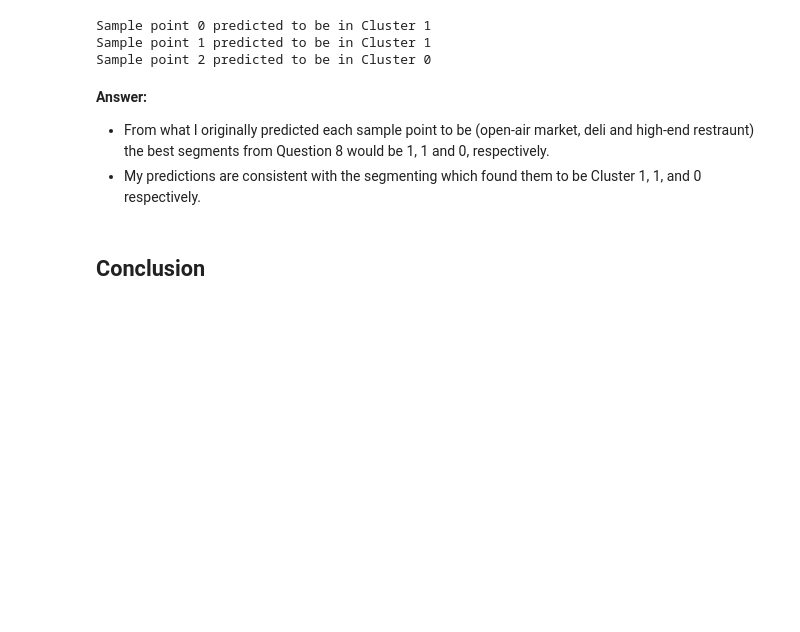
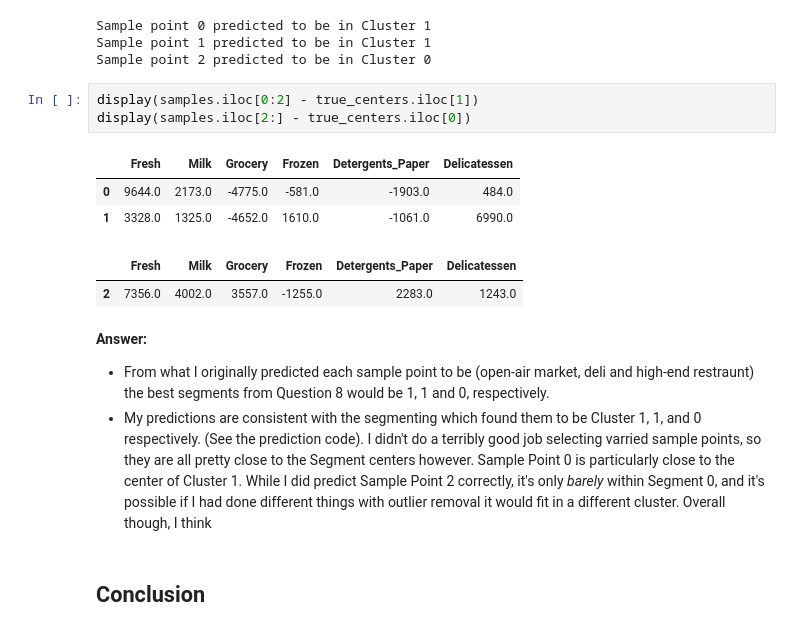
Before and after one commit to RobRoseKnows/machine-learning, a Jupyter notebook: customer_segments/customer_segments.ipynb, the cells around one changed output. Drawn from its saved outputs; the diff is of its cells as text; blank space fills up the shorter version.

Commit message:
Customer Segments Project Resubmit.

```diff
--- a/customer_segments/customer_segments.ipynb
+++ b/customer_segments/customer_segments.ipynb
@@ -554,11 +564,20 @@ for i, pred in enumerate(sample_preds):
 Sample point 0 predicted to be in Cluster 1
 Sample point 1 predicted to be in Cluster 1
 Sample point 2 predicted to be in Cluster 0
+# %%
+display(samples.iloc[0:2] - true_centers.iloc[1])
+display(samples.iloc[2:] - true_centers.iloc[0])
+# %% [output]
+|  | Fresh | Milk | Grocery | Frozen | Detergents_Paper | Delicatessen |
+| 0 | 9644.0 | 2173.0 | -4775.0 | -581.0 | -1903.0 | 484.0 |
+| 1 | 3328.0 | 1325.0 | -4652.0 | 1610.0 | -1061.0 | 6990.0 |
+|  | Fresh | Milk | Grocery | Frozen | Detergents_Paper | Delicatessen |
+| 2 | 7356.0 | 4002.0 | 3557.0 | -1255.0 | 2283.0 | 1243.0 |
 # %% [markdown]
 **Answer:**
 
 - From what I originally predicted each sample point to be (open-air market, deli and high-end restraunt) the best segments from Question 8 would be 1, 1 and 0, respectively.
-- My predictions are consistent with the segmenting which found them to be Cluster 1, 1, and 0 respectively.
+- My predictions are consistent with the segmenting which found them to be Cluster 1, 1, and 0 respectively. (See the prediction code). I didn't do a terribly good job selecting varried sample points, so they are all pretty close to the Segment centers however. Sample Point 0 is particularly close to the center of Cluster 1. While I did predict Sample Point 2 correctly, it's only *barely* within Segment 0, and it's possible if I had done different things with outlier removal it would fit in a different cluster. Overall though, I think
 # %% [markdown]
 ## Conclusion
 # %% [markdown]
```
Also changed, not shown: parts of 2 cells of this notebook, 1 other file.
